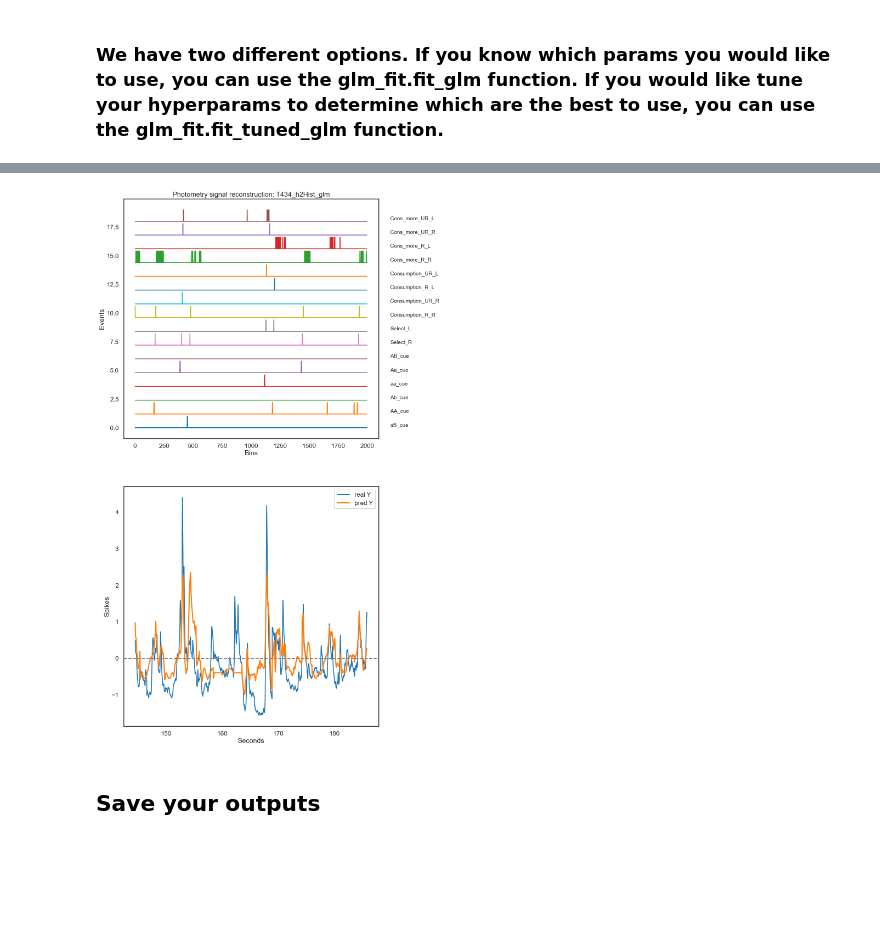
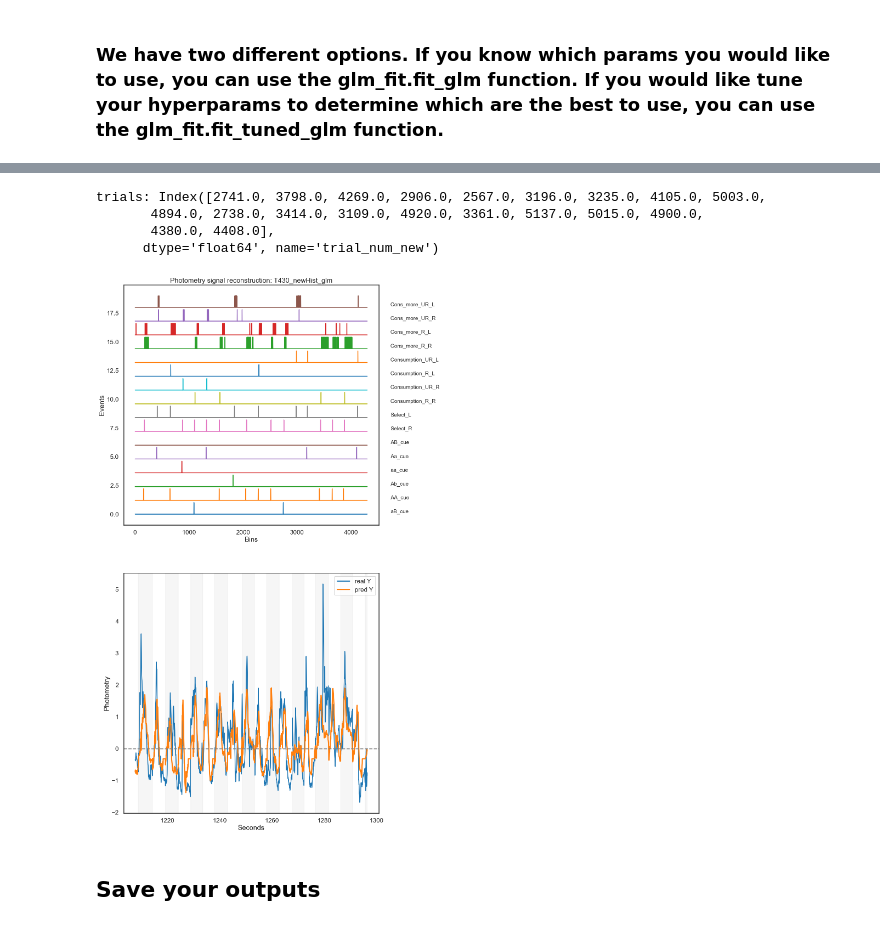
Before and after one commit to liviamurrayy/sabatini-glm-workflow, a Jupyter notebook: notebooks/fitGLM_D1.ipynb, the cells around one changed output, grey strips where cells are left out. Saved outputs shown, nothing was run; the diff lists cells and outputs as text; code cells hidden in the pictures; blank space fills up the shorter version.

Commit message:
plotting updates

```diff
--- a/notebooks/fitGLM_D1.ipynb
+++ b/notebooks/fitGLM_D1.ipynb
@@ -338,12 +354,12 @@ def test_train_split_trials(config, df, y):
     trials = (np.vstack((np.array(df.index.get_level_values(0)).astype(str), df.index.get_level_values(1)))).transpose()
     # print(trials)
 
-
-    new_trial_numbering = renumber_trials(trials)
+    # new_trial_numbering = renumber_trials(trials)
+    # mapping = np.vstack((df.index.get_level_values(1), new_trial_numbering)).transpose()
 
     ind = {
     'session': np.array(df.index.get_level_values(0)).astype(str),
-    'trial_num_new': new_trial_numbering
+    'trial_num_new': df.index.get_level_values(1) # new_trial_numbering
     }
     arrays = list(zip(ind['session'], ind['trial_num_new']))
     multi_index = pd.MultiIndex.from_tuples(arrays, names=('session', 'trial_num_new'))
@@ -354,12 +370,13 @@ def test_train_split_trials(config, df, y):
 
     print(train_size, test_size)
 
-    new_trials = (np.vstack((np.array(df.index.get_level_values(0)).astype(str), df.index.get_level_values(1)))).transpose()
+    # new_trials = (np.vstack((np.array(df.index.get_level_values(0)).astype(str), df.index.get_level_values(1)))).transpose()
 
-    print(new_trials[:, 1])
+    # print(new_trials[:, 1])
     # hist(new_trials[:, 1])
 
-    unique_values, unique_ind, unique_count = np.unique(new_trials[:, 1], return_index=True, return_counts=True)
+    # unique_values, unique_ind, unique_count = np.unique(new_trials[:, 1], return_index=True, return_counts=True)
+    unique_values, unique_ind, unique_count = np.unique(trials[:, 1], return_index=True, return_counts=True)
 
     print(f"unique val: {unique_values}")
     print(f"unique ind: {unique_ind}")
@@ -374,10 +391,10 @@ def test_train_split_trials(config, df, y):
 
     ind = []
     for test in test_sample:
-        val_ind = np.where(new_trials[:, 1] == test)[0]
+        val_ind = np.where(trials[:, 1] == test)[0]
         ind.extend(val_ind)
 
-    print(ind)
+    print(f"ind {ind}")
 
     copy = df_predictors_shift.copy()
     copy = copy.reset_index(drop=True)
@@ -385,12 +402,12 @@ def test_train_split_trials(config, df, y):
     X_train = copy.drop(index=ind)
     y_test = y[ind]
     y_train = np.delete(y, ind)
-    test_ind = new_trial_numbering[ind]
+    test_ind = df.index.get_level_values(1)[ind] #new_trial_numbering[ind]
 
-    return test_ind, X_train, X_test, y_train, y_test #X_train,X_test, y_train, y_test
+    return mapping, test_ind, X_train, X_test, y_train, y_test #X_train,X_test, y_train, y_test
 
 # X_train,X_test, y_train, y_test = trial_split(config, df, temp)
-test_list, X_train,X_test, y_train, y_test = test_train_split_trials(config, df_predictors_shift, response_shift.values.flatten())
+mapping, test_list, X_train,X_test, y_train, y_test = test_train_split_trials(config, df_predictors_shift, response_shift.values.flatten())
 
 # print('Training data has {} rows and {} columns'.format(X_train.shape[0], X_train.shape[1]))
 # print('Testing data has {} rows and {} columns'.format(X_test.shape[0], X_test.shape[1]))
@@ -522,8 +538,8 @@ def plot_spikes_with_prediction(df, spikes, predicted_spikes, fs, **kws):
 
   i=0
   inc_height=1.2
-  window_start = 7000 #10200
-  window_stop = 9000 #len(spikes) #10500
+  window_start = 58500 #0  #10200
+  window_stop = 62800 #len(spikes) #10500
 
   cols_to_plot = [col for col in df.columns]
   enl_columns = [col for col in df.columns if 'enl' in col]
@@ -536,35 +552,49 @@ def plot_spikes_with_prediction(df, spikes, predicted_spikes, fs, **kws):
       ax[0].plot((df[col].values*0.2)[window_start:window_stop] + i, label=col)
     else:
       ax[0].plot((df[col].values)[window_start:window_stop] + i, label=col)
     i += inc_height
     ax[0].text(x=len(spikes[window_start:window_stop])+len(spikes[window_start:window_stop])*0.1, y=i - inc_height, s=col, fontsize=14, va="bottom")
   ax[0].set(
       xlabel="Bins",
       ylabel="Events",
       title=f"Photometry signal reconstruction: {project_name}"
   )
 
-  t = np.arange(0, len(spikes))*fs
+  t = (np.arange(0, len(spikes))*fs)[window_start:window_stop]
 
-  ax[1].plot(t[window_start:window_stop], spikes[window_start:window_stop], label='real Y')
+#_____________________
+  trials = plot_df.index[window_start:window_stop]
+  trial_call = trials.unique()
+  print(f"trials: {trial_call}")
+
+  for tt, trial in enumerate(trial_call):
+    if tt%2 != 0:
+      # print(t[np.where(trials == trial)[0][1]], t[np.where(trials == trial)[0][-1]])
+      ax[1].axvspan(xmin=t[(np.where(trials == trial)[0])[0]], xmax=t[(np.where(trials == trial)[0])[-1]], ymin=-2, ymax=2, color='lightgrey', alpha=0.2)
+  #____________________
+  ax[1].plot(t, spikes[window_start:window_stop], label='real Y')
   # lines[-1].set_zorder(1)
   kws.setdefault("linewidth", 3)
-  yhat, = ax[1].plot(t[window_start:window_stop], predicted_spikes[window_start:window_stop], **kws, label='pred Y')
+  yhat, = ax[1].plot(t, predicted_spikes[window_start:window_stop], **kws, label='pred Y')
   ax[1].set(
       xlabel="Seconds",
-      ylabel="Spikes",
+      ylabel="Photometry",
   )
   ax[1].yaxis.set_major_locator(plt.MaxNLocator(integer=True))
   ax[1].axhline(y=0, color='grey', linestyle="--")
   # ax.legend([lines[0], yhat], ["Spikes", "Predicted"])
   ax[1].legend()
 
   plt.show()
 
 fs = 1/48.440600198412696
 
 input_df = prep_plot(config, X_test) #, test_list)
 # plot_spikes_with_prediction(y_test, y_pred, df.Timestamp[1] - df.Timestamp[0])
 plot_spikes_with_prediction(input_df, y_test, y_pred, fs)
 # %% [output]
+trials: Index([2741.0, 3798.0, 4269.0, 2906.0, 2567.0, 3196.0, 3235.0, 4105.0, 5003.0,
+       4894.0, 2738.0, 3414.0, 3109.0, 4920.0, 3361.0, 5137.0, 5015.0, 4900.0,
+       4380.0, 4408.0],
+      dtype='float64', name='trial_num_new')
-[figure, old version]
+[figure, new version]
```
Also changed, not shown: parts of 26 cells of this notebook, 1 other file.
